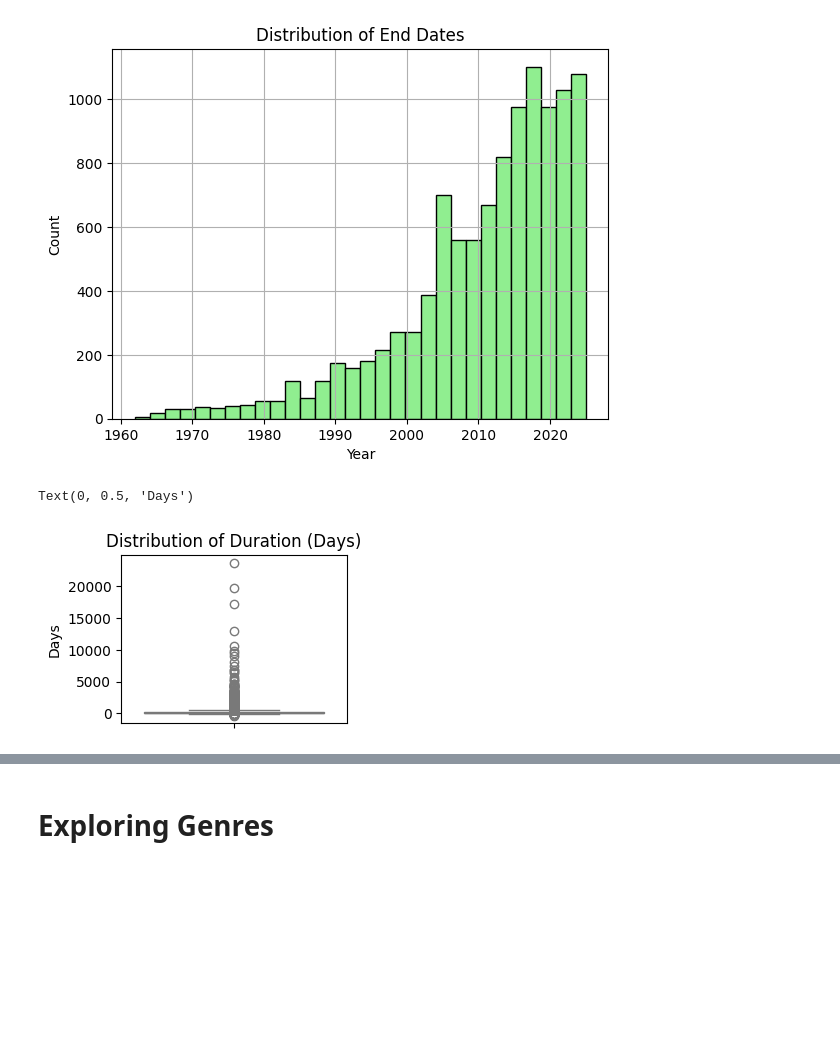
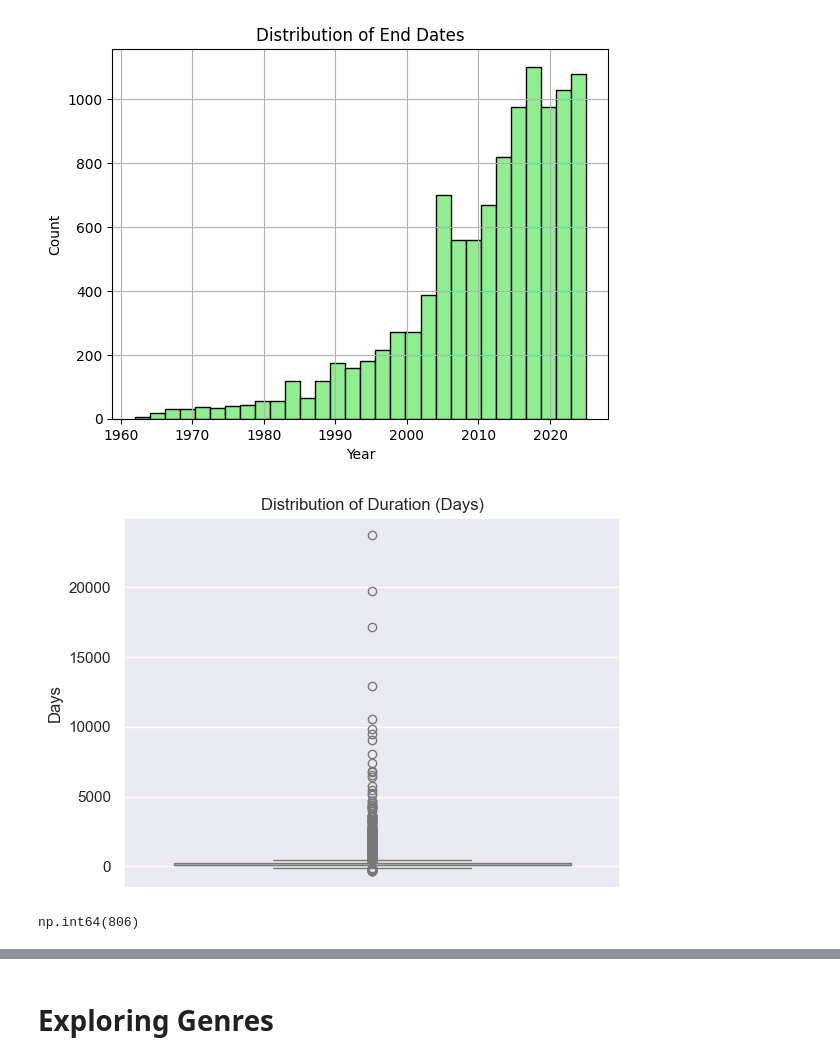
Before and after one commit to ImCodingCat/capstone_project, a Jupyter notebook: explore/explore.ipynb, the cells around one changed output, grey strips where cells are left out. Drawn from its saved outputs; the diff is of its cells as text; code cells hidden in the pictures; blank space fills up the shorter version.

```diff
--- a/explore/explore.ipynb
+++ b/explore/explore.ipynb
@@ -98,10 +101,13 @@ plt.show()
 # %% [output]
 [figure]
 # %%
-plt.subplot(2, 2, 3)
 sns.boxplot(y=anime_df['duration'].dropna(), color='lightblue')
 plt.title('Distribution of Duration (Days)')
 plt.ylabel('Days')
+plt.show()
 # %% [output]
-Text(0, 0.5, 'Days')
-[figure, old version]
+[figure, new version]
+# %%
+anime_df['start_date'].isna().sum() & anime_df['end_date'].isna().sum()
+# %% [output]
+np.int64(806)
```
Also changed, not shown: parts of 2 cells of this notebook.
